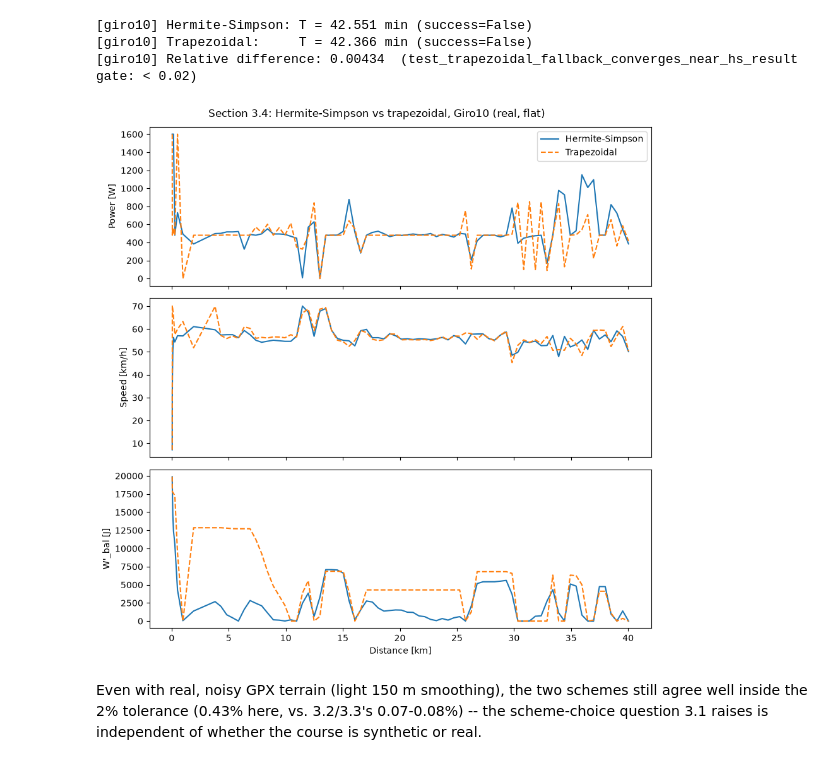
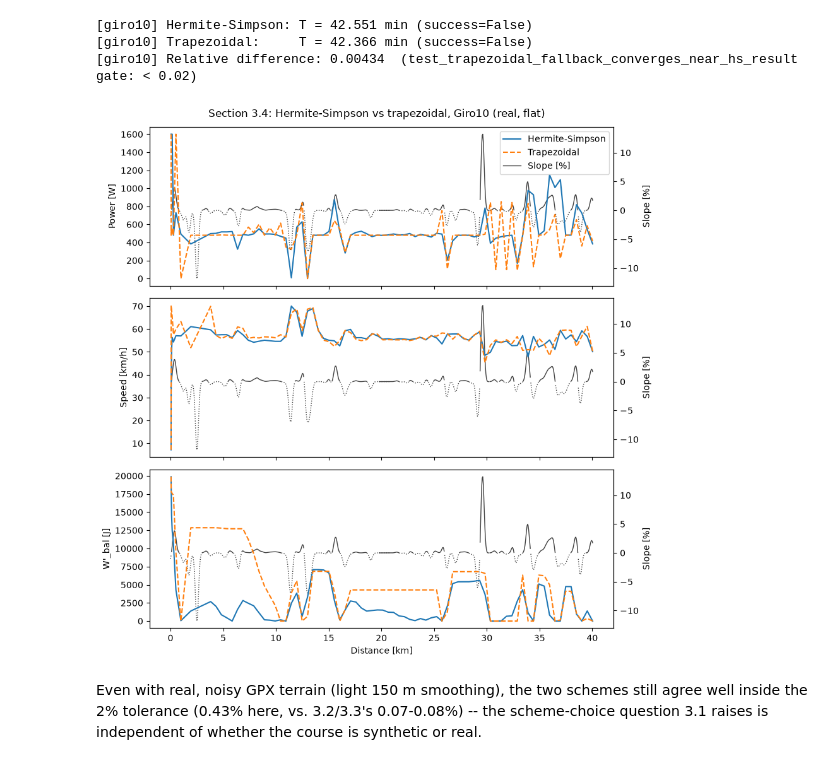
Before and after one commit to d0martins/TTT-strat, a Jupyter notebook: notebooks/phase1_optimization/phase_1_1_scheme_comparison.ipynb, the cells around one changed output. Cells and saved outputs as stored; diff of their text form; code cells hidden in the pictures.

```diff
--- a/notebooks/phase1_optimization/phase_1_1_scheme_comparison.ipynb
+++ b/notebooks/phase1_optimization/phase_1_1_scheme_comparison.ipynb
@@ -209,9 +209,9 @@ rel_diff_scheme_giro10 = pc.report_scheme_comparison(res_hs_giro10, res_trap_gir
 [giro10] Trapezoidal:     T = 42.366 min (success=False)
 [giro10] Relative difference: 0.00434  (test_trapezoidal_fallback_converges_near_hs_result gate: < 0.02)
 # %%
-pc.plot_scheme_comparison(res_hs_giro10, res_trap_giro10, "Section 3.4: Hermite-Simpson vs trapezoidal, Giro10 (real, flat)")
+pc.plot_scheme_comparison(res_hs_giro10, res_trap_giro10, giro10_course, "Section 3.4: Hermite-Simpson vs trapezoidal, Giro10 (real, flat)")
 # %% [output]
-[figure, old version]
+[figure, new version]
 # %% [markdown]
 Even with real, noisy GPX terrain (light 150 m smoothing), the two
 schemes still agree well inside the 2% tolerance (0.43% here, vs.
```
Also changed, not shown: parts of 4 cells of this notebook, 1 other file.
